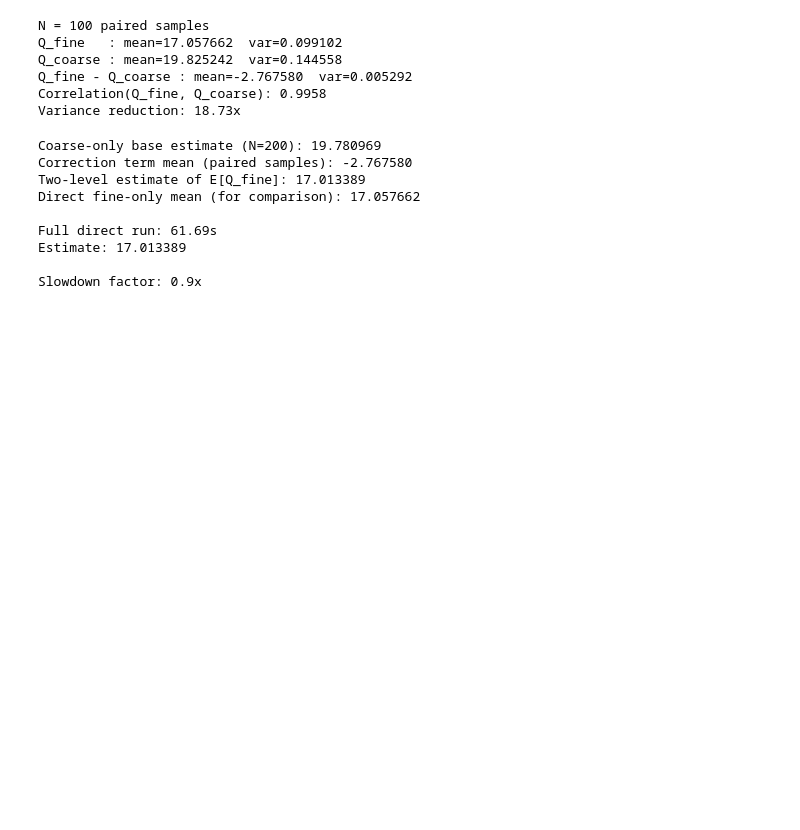
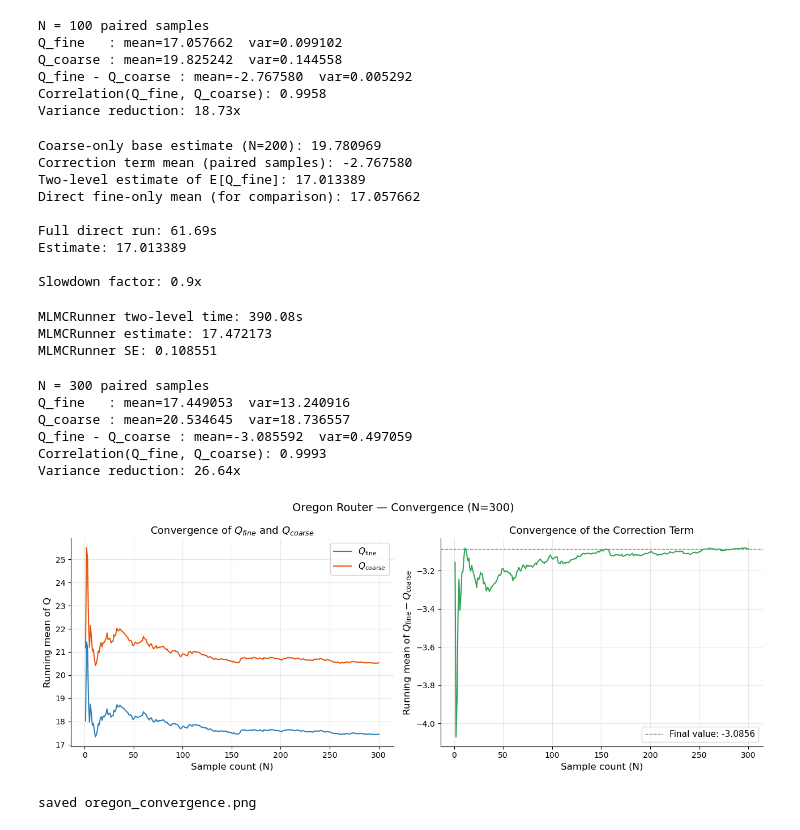
Before and after one commit to diapatel/white-noise-sampling, a Jupyter notebook: notebooks/pipeline_runs/oregon_routers_mlmc.ipynb, the cells around one changed output. Drawn from its saved outputs; the diff is of its cells as text; code cells hidden in the pictures; blank space fills up the shorter version.

```diff
--- a/notebooks/pipeline_runs/oregon_routers_mlmc.ipynb
+++ b/notebooks/pipeline_runs/oregon_routers_mlmc.ipynb
@@ -133,3 +133,80 @@ Full direct run: 61.69s
 Estimate: 17.013389
 
 Slowdown factor: 0.9x
+# %%
+# Single-level (already have: N=1000, 393.93s, SE=0.1092)
+
+# Two-level, via MLMCRunner specifically
+model = GraphTwoLevelModel(setup)
+runner = MLMCRunner(model, base_seed=0)
+
+t0 = time.time()
+result = runner.run_fixed(samples_per_level=[2300, 100])  # match your established sample counts
+mlmc_time = time.time() - t0
+
+print(f"MLMCRunner two-level time: {mlmc_time:.2f}s")
+print(f"MLMCRunner estimate: {result.estimate:.6f}")
+print(f"MLMCRunner SE: {result.standard_error:.6f}")
+# %% [output]
+MLMCRunner two-level time: 390.08s
+MLMCRunner estimate: 17.472173
+MLMCRunner SE: 0.108551
+# %%
+import numpy as np
+import matplotlib.pyplot as plt
+
+# assumes result['Q_fine_samples'], result['Q_coarse_samples'] already exist
+# from your Oregon Router run_paired_validation(setup, N=300) call
+
+result = run_paired_validation(setup, N=300)
+
+Q_fine_samples = result['Q_fine_samples']
+Q_coarse_samples = result['Q_coarse_samples']
+diff_samples = Q_fine_samples - Q_coarse_samples
+
+N = len(Q_fine_samples)
+
+running_mean_fine = np.cumsum(Q_fine_samples) / np.arange(1, N + 1)
+running_mean_coarse = np.cumsum(Q_coarse_samples) / np.arange(1, N + 1)
+running_mean_diff = np.cumsum(diff_samples) / np.arange(1, N + 1)
+
+fig, axes = plt.subplots(1, 2, figsize=(13, 5), facecolor='white')
+
+# --- Left: Q_fine and Q_coarse running means ---
+ax = axes[0]
+ax.plot(range(1, N + 1), running_mean_fine, label=r'$Q_{\mathrm{fine}}$', color='#2c7fb8', linewidth=1.5)
+ax.plot(range(1, N + 1), running_mean_coarse, label=r'$Q_{\mathrm{coarse}}$', color='#e6550d', linewidth=1.5)
+ax.set_xlabel('Sample count (N)', fontsize=12)
+ax.set_ylabel('Running mean of Q', fontsize=12)
+ax.set_title('Convergence of $Q_{fine}$ and $Q_{coarse}$', fontsize=13)
+ax.legend(fontsize=11)
+ax.grid(alpha=0.3)
+ax.spines[['top', 'right']].set_visible(False)
+
+# --- Right: correction term (Q_fine - Q_coarse) running mean ---
+ax = axes[1]
+ax.plot(range(1, N + 1), running_mean_diff, color='#31a354', linewidth=1.5)
+ax.axhline(running_mean_diff[-1], color='#888', linestyle='--', linewidth=1,
+           label=f'Final value: {running_mean_diff[-1]:.4f}')
+ax.set_xlabel('Sample count (N)', fontsize=12)
+ax.set_ylabel(r'Running mean of $Q_{\mathrm{fine}} - Q_{\mathrm{coarse}}$', fontsize=12)
+ax.set_title('Convergence of the Correction Term', fontsize=13)
+ax.legend(fontsize=11)
+ax.grid(alpha=0.3)
+ax.spines[['top', 'right']].set_visible(False)
+
+fig.suptitle('Oregon Router — Convergence (N=300)', fontsize=14)
+plt.tight_layout()
+plt.savefig('oregon_convergence.png', dpi=200, bbox_inches='tight', facecolor='white')
+plt.show()
+
+print("saved oregon_convergence.png")
+# %% [output]
+N = 300 paired samples
+Q_fine   : mean=17.449053  var=13.240916
+Q_coarse : mean=20.534645  var=18.736557
+Q_fine - Q_coarse : mean=-3.085592  var=0.497059
+Correlation(Q_fine, Q_coarse): 0.9993
+Variance reduction: 26.64x
+[figure, added]
+saved oregon_convergence.png
```
Also changed, not shown: parts of 3 cells of this notebook, 14 other files.
